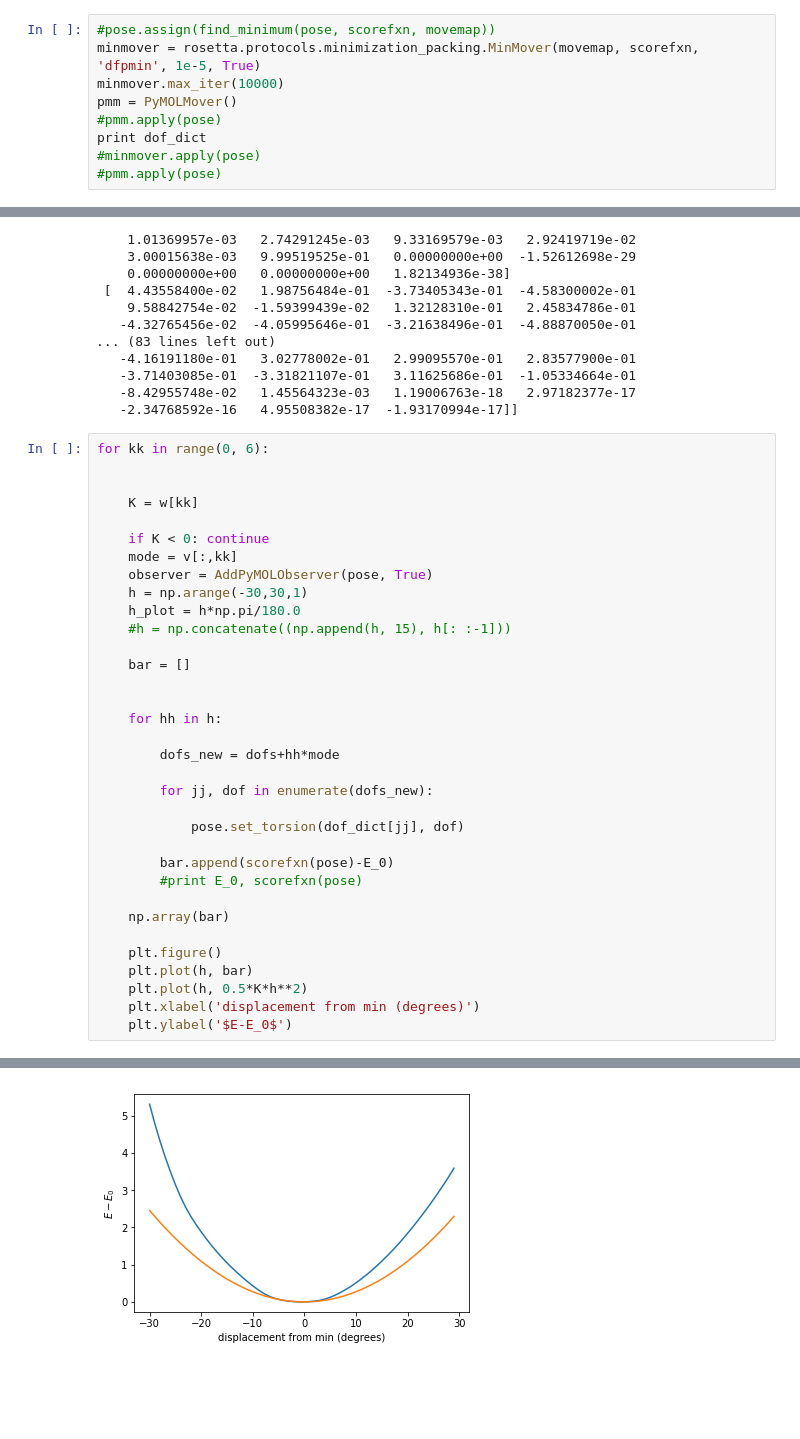
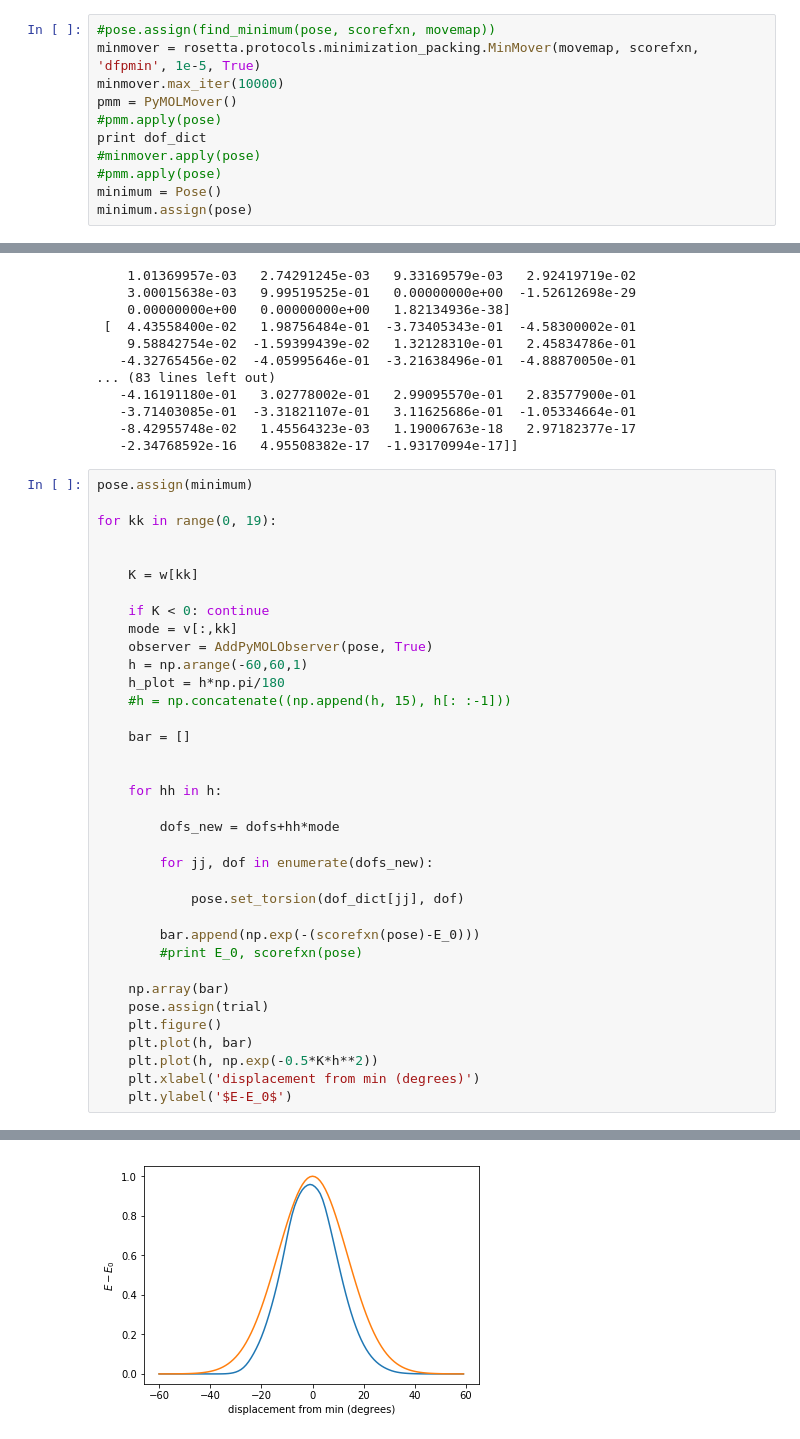
Before and after one commit to maa805/mining-minima, a Jupyter notebook: mining_minima_nucleic_acids.ipynb, the cells around one changed output, grey strips where cells are left out. Drawn from its saved outputs; the diff is of its cells as text; blank space fills up the shorter version.

```diff
--- a/mining_minima_nucleic_acids.ipynb
+++ b/mining_minima_nucleic_acids.ipynb
@@ -166,5 +184,7 @@ pmm = PyMOLMover()
 print dof_dict
 #minmover.apply(pose)
 #pmm.apply(pose)
+minimum = Pose()
+minimum.assign(pose)
 # %% [output]
 {0: <pyrosetta.rosetta.core.id.TorsionID object at 0x...>, 1: <pyrosetta.rosetta.core.id.TorsionID object at 0x...>, 2: <pyrosetta.rosetta.core.id.TorsionID object at 0x...>, 3: <pyrosetta.rosetta.cor ...
@@ -289,7 +320,9 @@ pmm.apply(pose)
    -8.42955748e-02   1.45564323e-03   1.19006763e-18   2.97182377e-17
    -2.34768592e-16   4.95508382e-17  -1.93170994e-17]]
 # %%
-for kk in range(0, 6):
+pose.assign(minimum)
+
+for kk in range(0, 19):
 
 
     K = w[kk]
@@ -297,8 +330,8 @@ for kk in range(0, 6):
     if K < 0: continue
     mode = v[:,kk]
     observer = AddPyMOLObserver(pose, True)
-    h = np.arange(-30,30,1)
-    h_plot = h*np.pi/180.0
+    h = np.arange(-60,60,1)
+    h_plot = h*np.pi/180
     #h = np.concatenate((np.append(h, 15), h[: :-1]))
 
     bar = []
@@ -312,14 +345,14 @@ for kk in range(0, 6):
 
             pose.set_torsion(dof_dict[jj], dof)
 
-        bar.append(scorefxn(pose)-E_0)
+        bar.append(np.exp(-(scorefxn(pose)-E_0)))
         #print E_0, scorefxn(pose)
 
     np.array(bar)
-
+    pose.assign(trial)
     plt.figure()
     plt.plot(h, bar)
-    plt.plot(h, 0.5*K*h**2)
+    plt.plot(h, np.exp(-0.5*K*h**2))
     plt.xlabel('displacement from min (degrees)')
     plt.ylabel('$E-E_0$')
 # %% [output]
@@ -328 +361 @@ for kk in range(0, 6):
-[figure, old version]
+[figure, new version]
```
Also changed, not shown: parts of 15 cells of this notebook.
